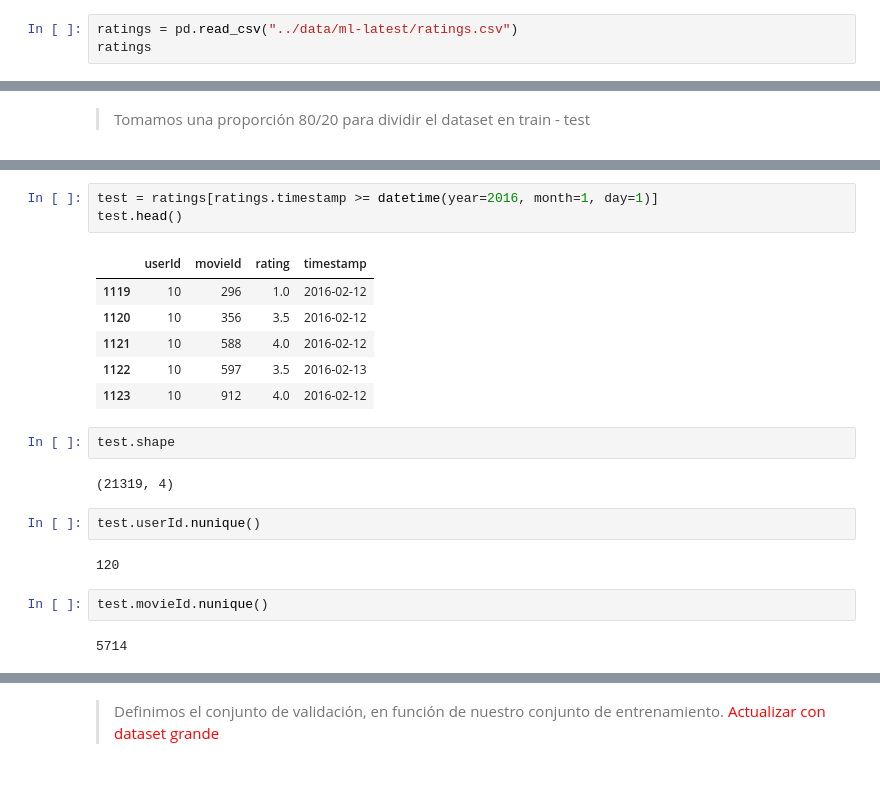
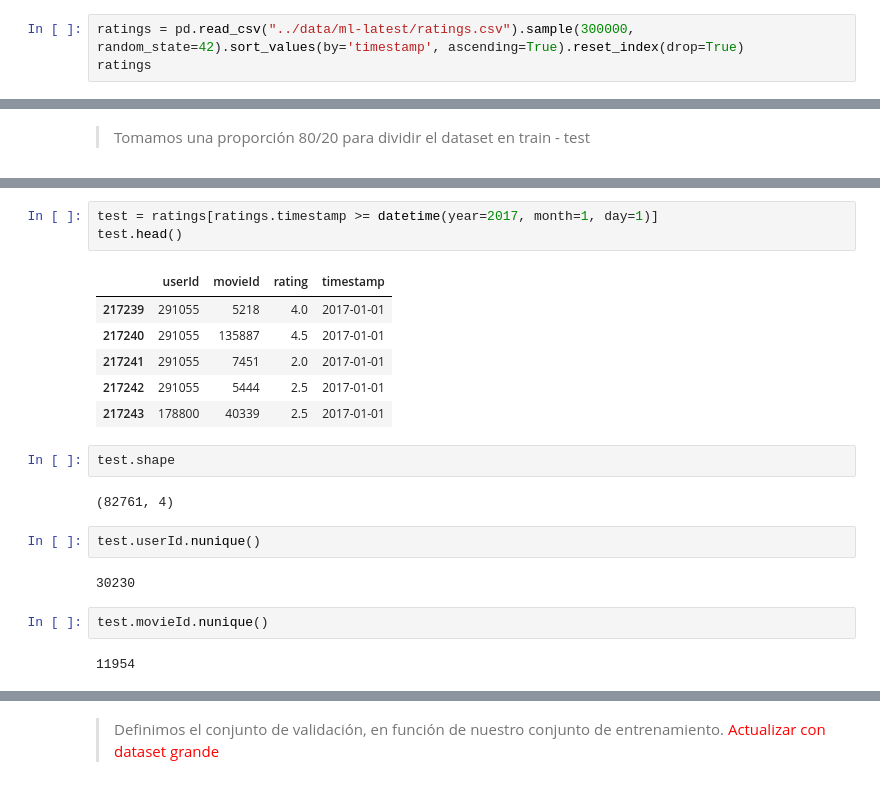
Before and after one commit to haploide/recommendation_system, a Jupyter notebook: notebooks/Entregable_3_Araoz_Bajo_Barrera.ipynb, the cells around one changed output, grey strips where cells are left out. Cells and saved outputs as stored; diff of their text form.

```diff
--- a/notebooks/Entregable_3_Araoz_Bajo_Barrera.ipynb
+++ b/notebooks/Entregable_3_Araoz_Bajo_Barrera.ipynb
@@ -27,7 +27,7 @@ movies.head()
 | 3 | 4 | Waiting to Exhale (1995) | Comedy|Drama|Romance |
 | 4 | 5 | Father of the Bride Part II (1995) | Comedy |
 # %%
-ratings = pd.read_csv("../data/ml-latest/ratings.csv")
+ratings = pd.read_csv("../data/ml-latest/ratings.csv").sample(300000, random_state=42).sort_values(by='timestamp', ascending=True).reset_index(drop=True)
 ratings
 # %% [output]
 |  | userId | movieId | rating | timestamp |
@@ -210,25 +210,25 @@ train.movieId.nunique()
 # %%
-test = ratings[ratings.timestamp >= datetime(year=2016, month=1, day=1)]
+test = ratings[ratings.timestamp >= datetime(year=2017, month=1, day=1)]
 test.head()
 # %% [output]
 |  | userId | movieId | rating | timestamp |
-| 1119 | 10 | 296 | 1.0 | 2016-02-12 |
-| 1120 | 10 | 356 | 3.5 | 2016-02-12 |
-| 1121 | 10 | 588 | 4.0 | 2016-02-12 |
-| 1122 | 10 | 597 | 3.5 | 2016-02-13 |
-| 1123 | 10 | 912 | 4.0 | 2016-02-12 |
+| 217239 | 291055 | 5218 | 4.0 | 2017-01-01 |
+| 217240 | 291055 | 135887 | 4.5 | 2017-01-01 |
+| 217241 | 291055 | 7451 | 2.0 | 2017-01-01 |
+| 217242 | 291055 | 5444 | 2.5 | 2017-01-01 |
+| 217243 | 178800 | 40339 | 2.5 | 2017-01-01 |
 # %%
 test.shape
 # %% [output]
-(21319, 4)
+(82761, 4)
 # %%
 test.userId.nunique()
 # %% [output]
-120
+30230
 # %%
 test.movieId.nunique()
 # %% [output]
-5714
+11954
 # %%
 plot_df = train.copy()
 plot_df["year"] = train.timestamp.dt.year
```
Also changed, not shown: parts of 17 cells of this notebook.
